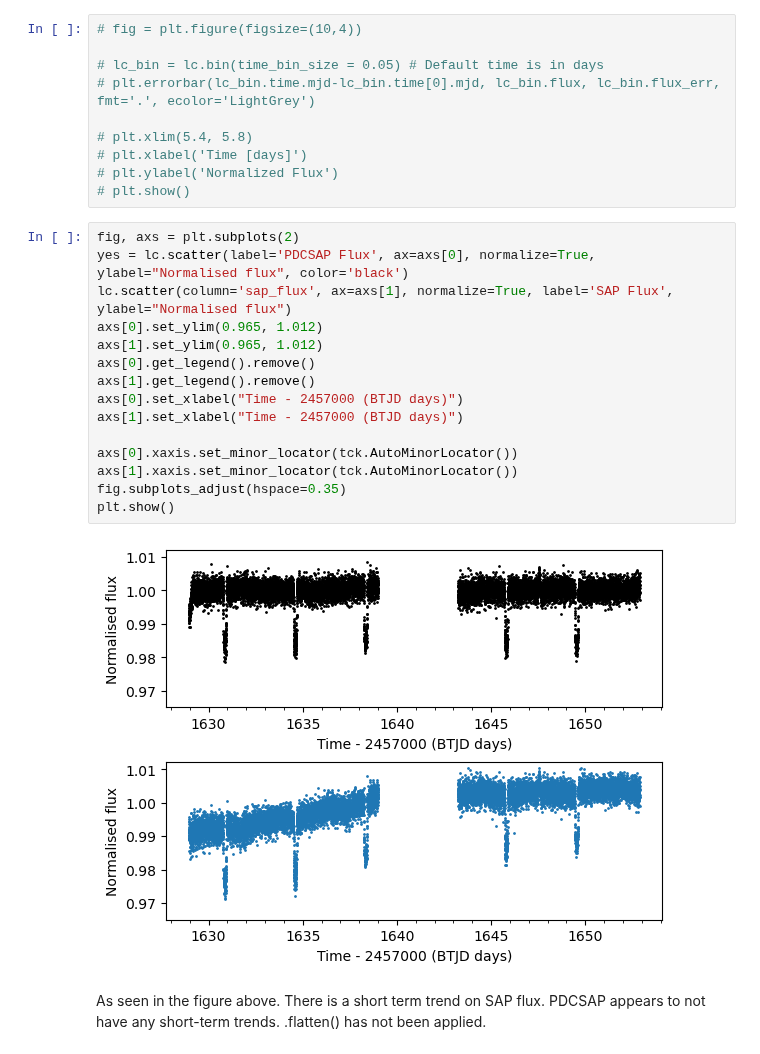
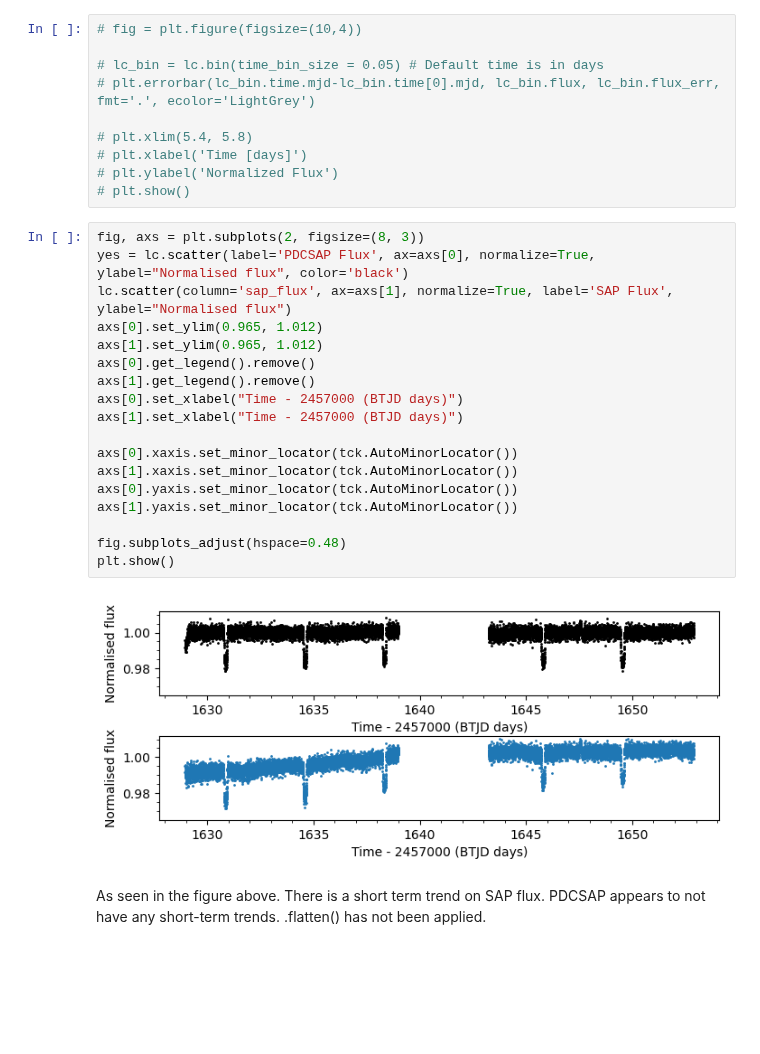
Before and after one commit to hrwakeford/MSci2022_TESS, a Jupyter notebook: WASP_17b/WASP_17b_flux_vs_flux_sap.ipynb, the cells around one changed output. Saved outputs shown, nothing was run; the diff lists cells and outputs as text; blank space fills up the shorter version.

```diff
--- a/WASP_17b/WASP_17b_flux_vs_flux_sap.ipynb
+++ b/WASP_17b/WASP_17b_flux_vs_flux_sap.ipynb
@@ -85,21 +109,24 @@ TessLightCurve length=13936 LABEL="TIC 66818296" SECTOR=12 AUTHOR=SPOC FLUX_ORIG
 # plt.ylabel('Normalized Flux')
 # plt.show()
 # %%
-fig, axs = plt.subplots(2)
+fig, axs = plt.subplots(2, figsize=(8, 3))
 yes = lc.scatter(label='PDCSAP Flux', ax=axs[0], normalize=True, ylabel="Normalised flux", color='black')
 lc.scatter(column='sap_flux', ax=axs[1], normalize=True, label='SAP Flux', ylabel="Normalised flux")
 axs[0].set_ylim(0.965, 1.012)
 axs[1].set_ylim(0.965, 1.012)
 axs[0].get_legend().remove()
 axs[1].get_legend().remove()
 axs[0].set_xlabel("Time - 2457000 (BTJD days)")
 axs[1].set_xlabel("Time - 2457000 (BTJD days)")
 
 axs[0].xaxis.set_minor_locator(tck.AutoMinorLocator())
 axs[1].xaxis.set_minor_locator(tck.AutoMinorLocator())
-fig.subplots_adjust(hspace=0.35)
+axs[0].yaxis.set_minor_locator(tck.AutoMinorLocator())
+axs[1].yaxis.set_minor_locator(tck.AutoMinorLocator())
+
+fig.subplots_adjust(hspace=0.48)
 plt.show()
 # %% [output]
-[figure, old version]
+[figure, new version]
 # %% [markdown]
 As seen in the figure above. There is a short term trend on SAP flux. PDCSAP appears to not have any short-term trends. .flatten() has not been applied.
```
Also changed, not shown: parts of 6 cells of this notebook, 4 other files.
